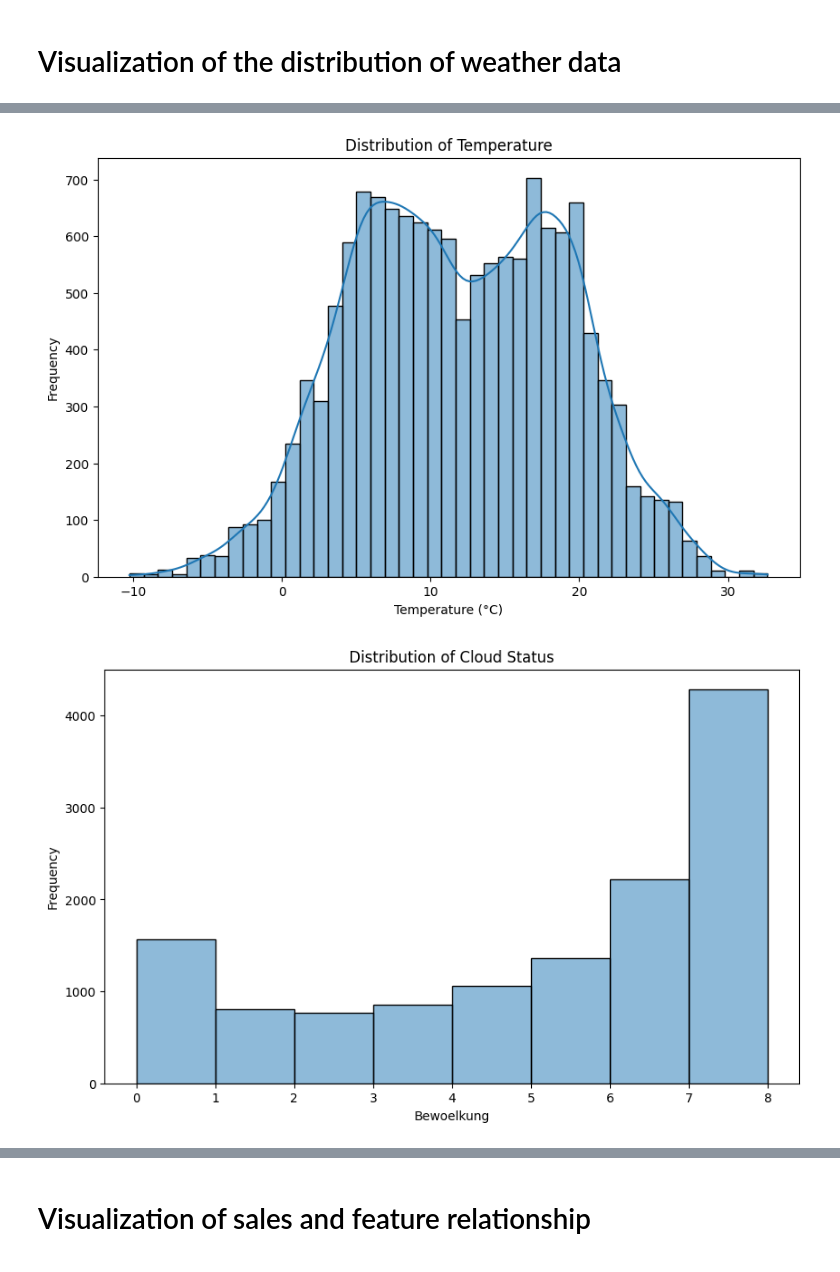
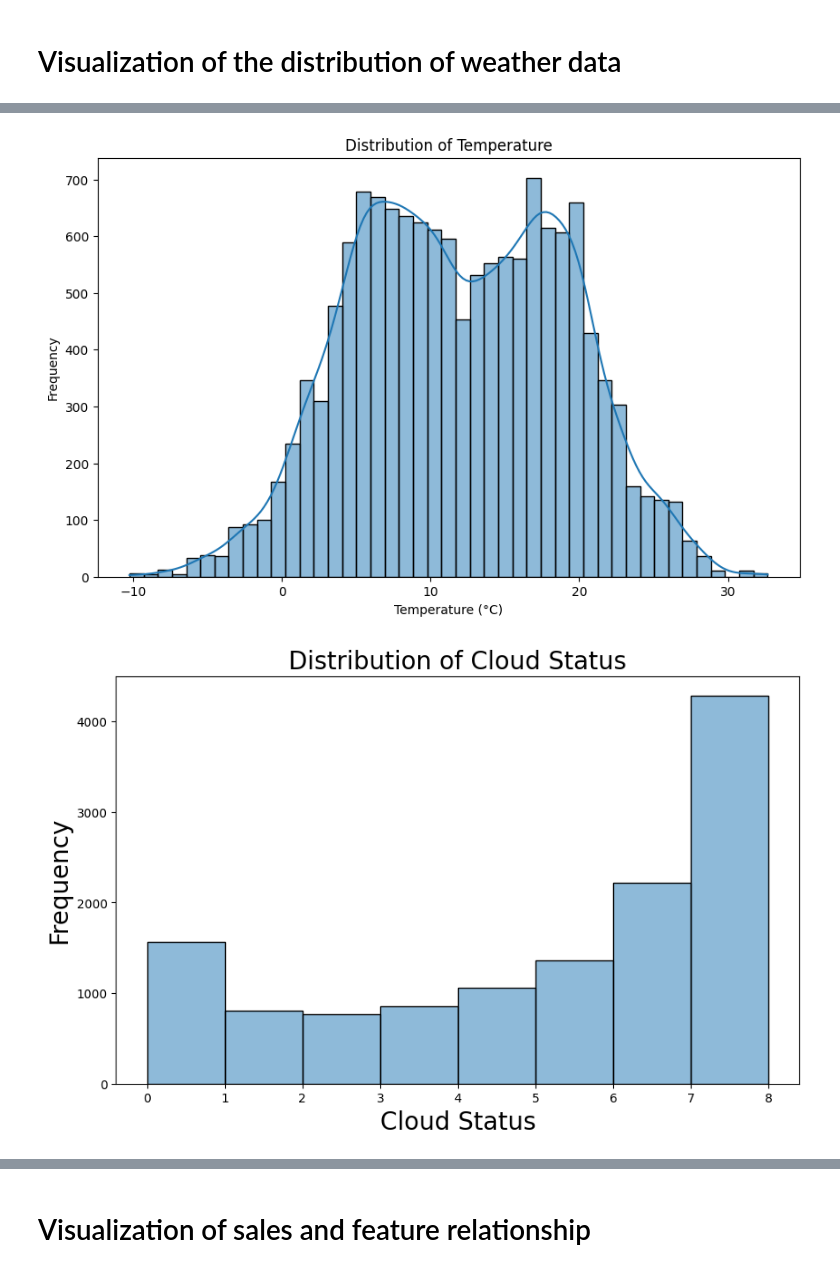
Before and after one commit to Marcel-Ag/Team_Raum-3_BakerySalesPredictions, a Jupyter notebook: 1_DatasetCharacteristics/DataVis.ipynb, the cells around one changed output, grey strips where cells are left out. Drawn from its saved outputs; the diff is of its cells as text; code cells hidden in the pictures.

```diff
--- a/1_DatasetCharacteristics/DataVis.ipynb
+++ b/1_DatasetCharacteristics/DataVis.ipynb
@@ -29,34 +30,45 @@ plt.title('Distribution of Windgeschwindigkeit')
 plt.xlabel('Windgeschwindigkeit (m/s)')
 plt.ylabel('Frequency')
 plt.show()
 
 #Distribution of Temperatur
 unique_temperatur = sorted(wetter_umsatzdaten_kiwo['Temperatur'].unique())
 plt.figure(figsize=(10, 6))
 sns.histplot(wetter_umsatzdaten_kiwo['Temperatur'], kde=True, bins=45)
 plt.title('Distribution of Temperature')
 plt.xlabel('Temperature (°C)')
 plt.ylabel('Frequency')
 plt.show()
 
 #Distribution of Bewoelkung
 unique_bewoelkung = sorted(wetter_umsatzdaten_kiwo['Bewoelkung'].unique())
 plt.figure(figsize=(10, 6))
 sns.histplot(wetter_umsatzdaten_kiwo['Bewoelkung'], kde=True, bins=unique_bewoelkung)
-plt.title('Distribution of Cloud Status')
-plt.xlabel('Bewoelkung')
-plt.ylabel('Frequency')
+plt.title('Distribution of Cloud Status', fontsize=20)
+plt.xlabel('Cloud Status', fontsize=20)
+plt.ylabel('Frequency', fontsize=20)
 plt.show()
 
 #Distribution of Wettercode
 unique_wettercode = sorted(wetter_umsatzdaten_kiwo['Wettercode'].unique())
 plt.figure(figsize=(10, 6))
 sns.histplot(wetter_umsatzdaten_kiwo['Wettercode'], kde=True, bins=unique_wettercode)
 plt.title('Distribution of Weather Code')
 plt.xlabel('Weather Code')
 plt.ylabel('Frequency')
 plt.show()
+
+#Distribution of Ferien
+unique_ferien = wetter_umsatzdaten_kiwo['Ferien'].unique()
+plt.figure(figsize=(10, 6))
+sns.histplot(wetter_umsatzdaten_kiwo['Ferien'], kde=False, bins=len(unique_ferien))
+plt.title('Distribution of Ferien', fontsize=20)
+plt.xlabel('')
+plt.ylabel('Frequency', fontsize=20)
+plt.xticks(rotation=45, fontsize=20)
+plt.yticks(fontsize=20)
+plt.show()
 # %% [output]
 [figure]
 [figure]
-[figure, old version]
+[figure, new version]
```
Also changed, not shown: parts of 3 cells of this notebook, 1 other file.
